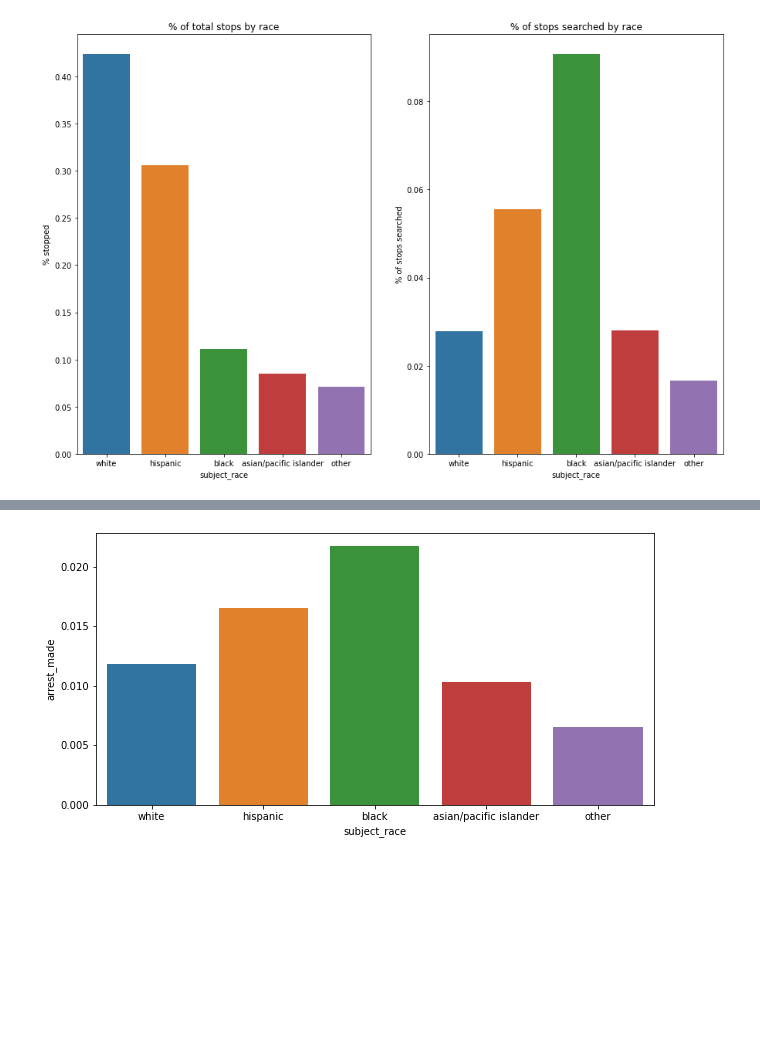
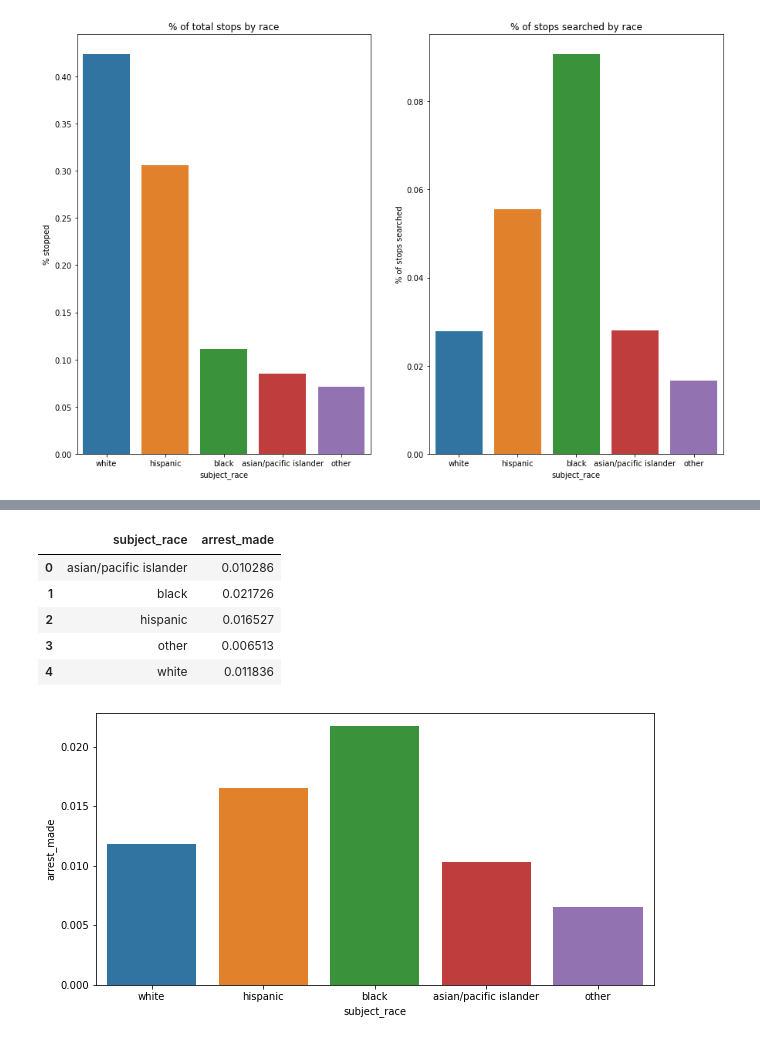
Before and after one commit to j1u/dsc167paper1, a Jupyter notebook: parity.ipynb, the cells around one changed output, grey strips where cells are left out. Cells and saved outputs as stored; diff of their text form; code cells hidden in the pictures; blank space fills up the shorter version.

```diff
--- a/parity.ipynb
+++ b/parity.ipynb
@@ -71,5 +64,13 @@ p2_lab = p2.set(ylabel='% of stops searched', title='% of stops searched by race
 # %%
 gb = data.groupby('subject_race')[['arrest_made']].mean().reset_index()
+gb
+# %% [output]
+|  | subject_race | arrest_made |
+| 0 | asian/pacific islander | 0.010286 |
+| 1 | black | 0.021726 |
+| 2 | hispanic | 0.016527 |
+| 3 | other | 0.006513 |
+| 4 | white | 0.011836 |
 # %%
 fig, ax = plt.subplots(1, 1, figsize=(10, 5))
 p3 = sns.barplot(x=gb['subject_race'], y=gb['arrest_made'], ax=ax, order=['white', 'hispanic', 'black', 'asian/pacific islander', 'other'])
```
Also changed, not shown: parts of 3 cells of this notebook.
